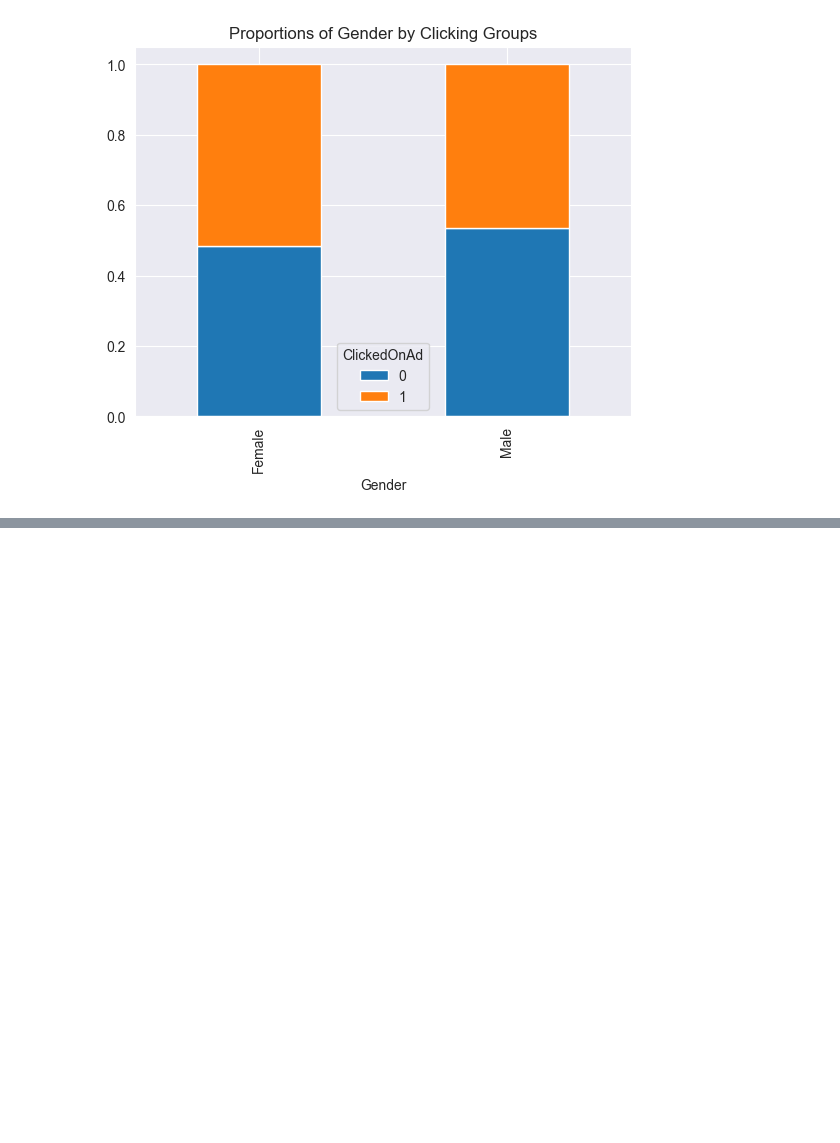
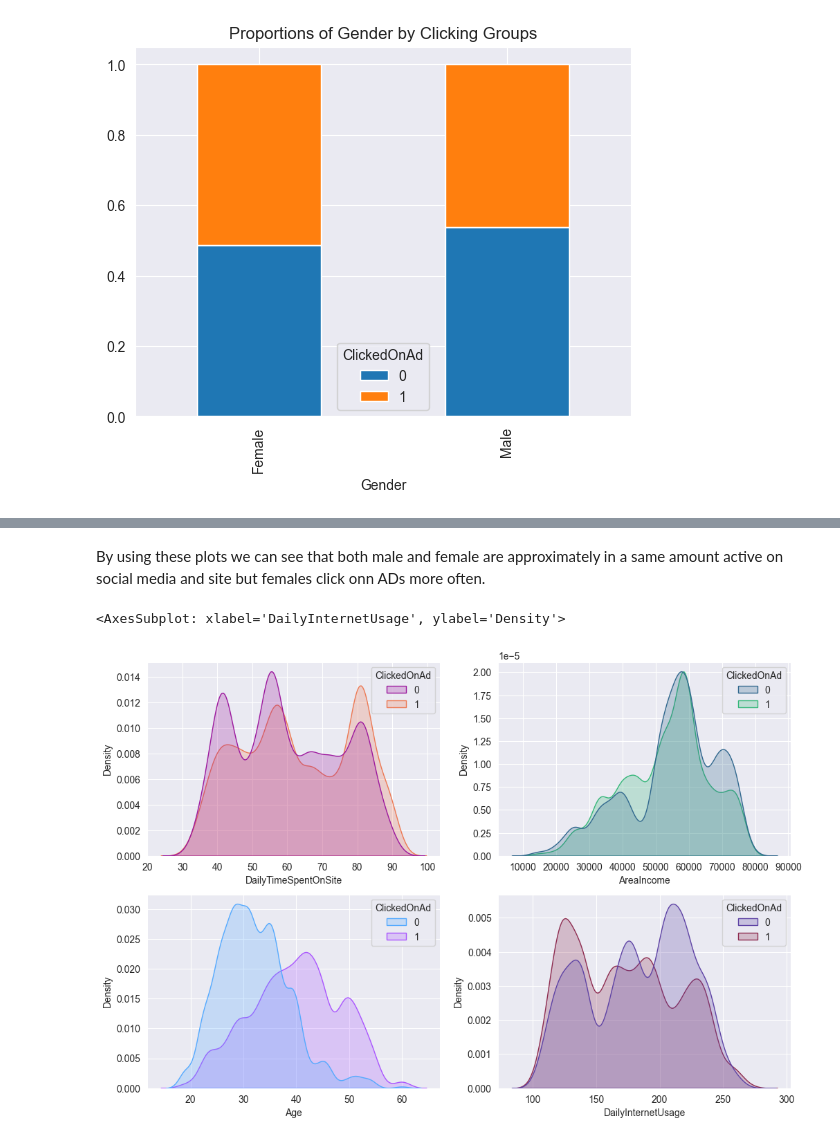
Before and after one commit to pooyanosk1382/ML, a Jupyter notebook: Assignment4/Advertising/Click.ipynb, the cells around one changed output, grey strips where cells are left out. Drawn from its saved outputs; the diff is of its cells as text; code cells hidden in the pictures; blank space fills up the shorter version.

Commit message:
clicking is done

```diff
--- a/Assignment4/Advertising/Click.ipynb
+++ b/Assignment4/Advertising/Click.ipynb
@@ -330,0 +382,12 @@ Text(0.5, 1.0, 'Correlation Matrix')
+# %% [markdown]
+By using these plots we can see that both male and female are approximately in a same amount active on social media and site but females click onn ADs more often.
+# %%
+fig, axs = plt.subplots(2, 2, figsize=(12, 8))
+
+sns.kdeplot(data=data, hue='ClickedOnAd', x='DailyTimeSpentOnSite', ax=axs[0][0], palette='plasma', fill=True)
+sns.kdeplot(data=data, hue='ClickedOnAd', x='Age', ax=axs[1][0], palette='cool', fill=True)
+sns.kdeplot(data=data, hue='ClickedOnAd', x='AreaIncome', ax=axs[0][1], palette='viridis', fill=True)
+sns.kdeplot(data=data, hue='ClickedOnAd', x='DailyInternetUsage', ax=axs[1][1], palette='twilight', fill=True)
+# %% [output]
+<AxesSubplot: xlabel='DailyInternetUsage', ylabel='Density'>
+[figure, added]
```
Also changed, not shown: parts of 95 cells of this notebook, 8 other files.
